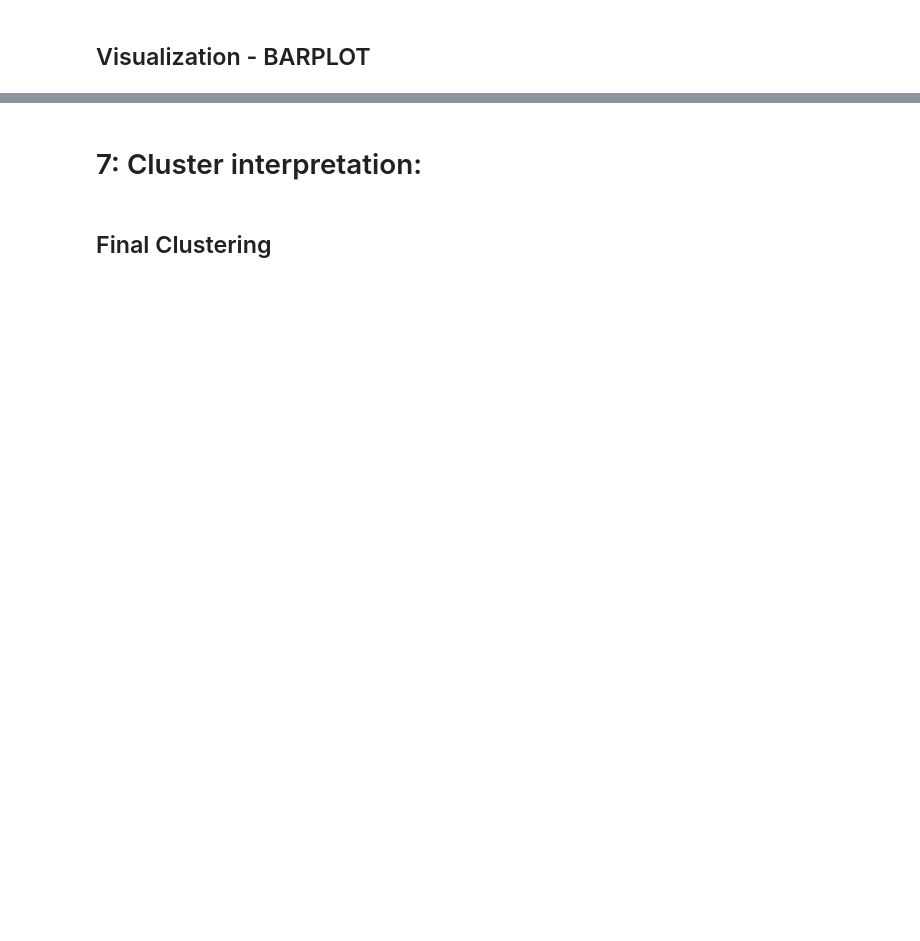
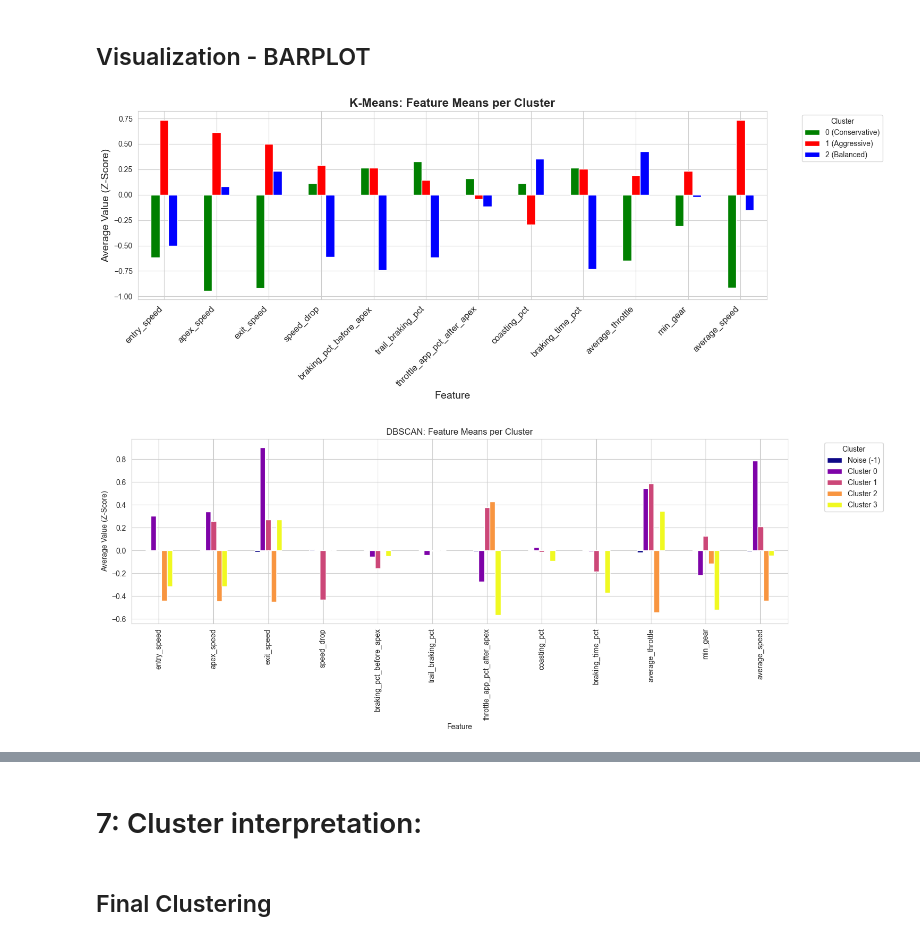
Before and after one commit to idobrenerm-gif/F1-Clustering-Project, a Jupyter notebook: finalproject - implementation.ipynb, the cells around one changed output, grey strips where cells are left out. Drawn from its saved outputs; the diff is of its cells as text; code cells hidden in the pictures; blank space fills up the shorter version.

```diff
--- a/finalproject - implementation.ipynb
+++ b/finalproject - implementation.ipynb
@@ -891,14 +899,14 @@ plt.show()
 ## Loading the data
 # %%
 # Load data and extract features
-df = pd.read_csv("../data/Qualifying_scaled_for_clustering.csv")
+df = pd.read_csv("data/processed_data/Qualifying_scaled_for_clustering.csv")
 identifiers = ['track', 'global_corner_id', 'driver_number']
 features = df.drop(columns=identifiers)
 # %% [markdown]
 ## Applying PCA
 # %%
-# Apply PCA retaining 90% of variance
-pca = PCA(n_components=0.90)
+# Apply PCA retaining 95% of variance
+pca = PCA(n_components=0.95)
 pca_data = pca.fit_transform(features)
 
 # Print feature reduction statistics
@@ -989,22 +1007,33 @@ plt.show()
 ## Visualization - BARPLOT
 # %%
 # Plot K-Means Bar Chart
-kmeans_means.T.plot(kind='bar', figsize=(15, 6), colormap='viridis')
-plt.title('K-Means: Feature Means per Cluster')
-plt.xlabel('Feature')
-plt.ylabel('Average Value (Z-Score)')
-plt.legend(title='Cluster', bbox_to_anchor=(1.05, 1), loc='upper left')
+cluster_colors = ['green', 'red', 'blue']
+
+# ציור הגרף
+kmeans_means.T.plot(kind='bar', figsize=(15, 6), color=cluster_colors)
+
+plt.title('K-Means: Feature Means per Cluster', fontsize=16, fontweight='bold')
+plt.xlabel('Feature', fontsize=14)
+plt.ylabel('Average Value (Z-Score)', fontsize=14)
+plt.xticks(rotation=45, ha='right', fontsize=12)
+
+# עדכון המקרא
+plt.legend(['0 (Conservative)', '1 (Aggressive)', '2 (Balanced)'], title='Cluster', bbox_to_anchor=(1.05, 1), loc='upper left')
+
 plt.tight_layout()
 plt.show()
 
 # Plot DBSCAN Bar Chart
 dbscan_means.T.plot(kind='bar', figsize=(15, 6), colormap='plasma')
 plt.title('DBSCAN: Feature Means per Cluster')
 plt.xlabel('Feature')
 plt.ylabel('Average Value (Z-Score)')
 plt.legend(title='Cluster', bbox_to_anchor=(1.05, 1), loc='upper left')
 plt.tight_layout()
 plt.show()
+# %% [output]
+[figure, added]
+[figure, added]
 # %%
 # 1. Macro: Driver vs. K-Means Cluster distribution
 driver_cluster_dist = pd.crosstab(df['driver_number'], df['kmeans_cluster'])
```
Also changed, not shown: parts of 18 cells of this notebook, 6 other files.
